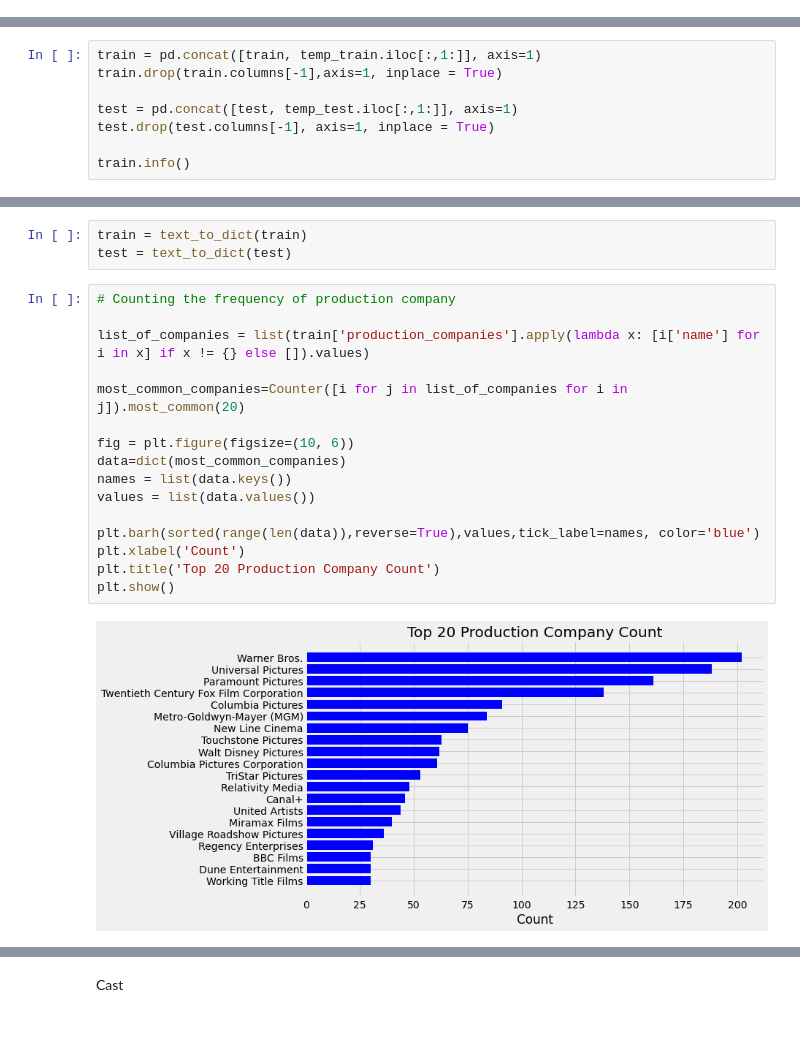
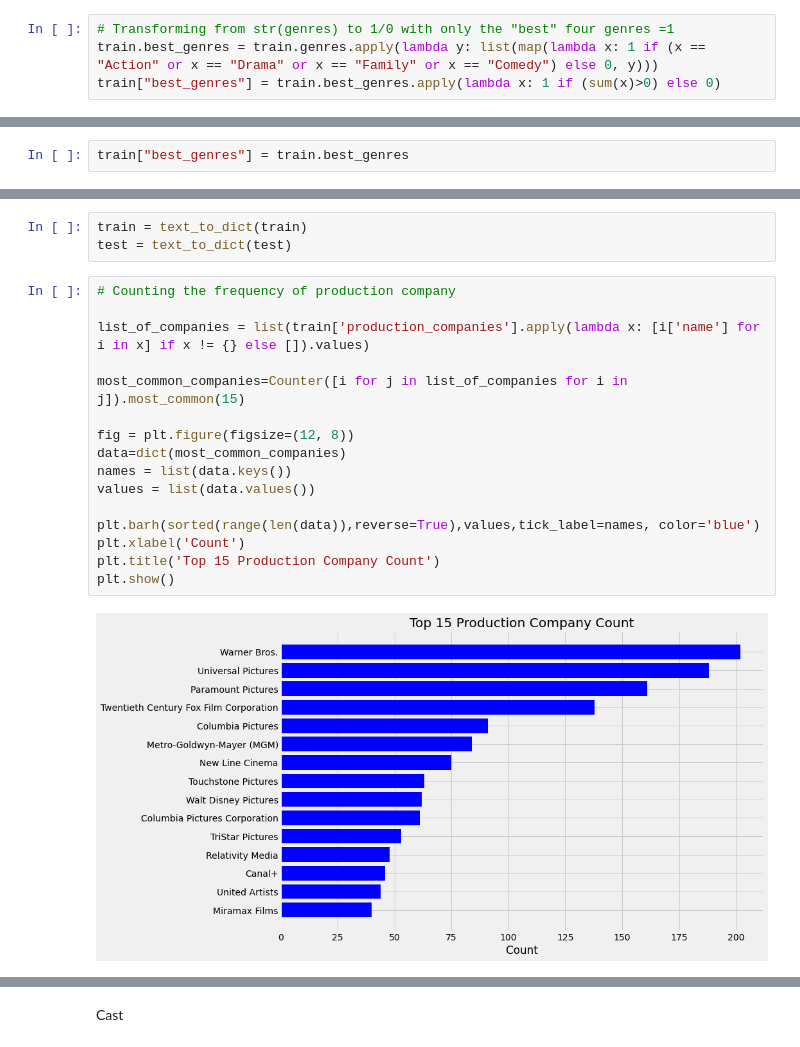
Before and after one commit to h243956/dat158-boxofficeapp, a Jupyter notebook: nbs/tmdb-boxoffice1.ipynb, the cells around one changed output, grey strips where cells are left out. Drawn from its saved outputs; the diff is of its cells as text.

```diff
--- a/nbs/tmdb-boxoffice1.ipynb
+++ b/nbs/tmdb-boxoffice1.ipynb
@@ -551,0 +545,4 @@ ValueError: Found array with 0 feature(s) (shape=(3000, 0)) while a minimum of 2
+# %%
+# Transforming from str(genres) to 1/0 with only the "best" four genres =1
+train.best_genres = train.genres.apply(lambda y: list(map(lambda x: 1 if (x == "Action" or x == "Drama" or x == "Family" or x == "Comedy") else 0, y)))
+train["best_genres"] = train.best_genres.apply(lambda x: 1 if (sum(x)>0) else 0)
@@ -551,0 +569,2 @@ ValueError: Found array with 0 feature(s) (shape=(3000, 0)) while a minimum of 2
+# %%
+train["best_genres"] = train.best_genres
@@ -572,11 +616,3 @@ my_genres
  'War',
  'Western',
  'History']
-# %%
-train = pd.concat([train, temp_train.iloc[:,1:]], axis=1)
-train.drop(train.columns[-1],axis=1, inplace = True)
-
-test = pd.concat([test, temp_test.iloc[:,1:]], axis=1)
-test.drop(test.columns[-1], axis=1, inplace = True)
-
-train.info()
@@ -614,21 +632,21 @@ test = text_to_dict(test)
 # %%
 # Counting the frequency of production company
 
 list_of_companies = list(train['production_companies'].apply(lambda x: [i['name'] for i in x] if x != {} else []).values)
 
-most_common_companies=Counter([i for j in list_of_companies for i in j]).most_common(20)
+most_common_companies=Counter([i for j in list_of_companies for i in j]).most_common(15)
 
-fig = plt.figure(figsize=(10, 6))
+fig = plt.figure(figsize=(12, 8))
 data=dict(most_common_companies)
 names = list(data.keys())
 values = list(data.values())
 
 plt.barh(sorted(range(len(data)),reverse=True),values,tick_label=names, color='blue')
 plt.xlabel('Count')
-plt.title('Top 20 Production Company Count')
+plt.title('Top 15 Production Company Count')
 plt.show()
 # %% [output]
-[figure, old version]
+[figure, new version]
 # %%
 train['num_companies'] = train['production_companies'].apply(lambda x: len(x) if x != {} else 0)
 train['all_production_companies'] = train['production_companies'].apply(lambda x: ' '.join(sorted([i['name'] for i in x])) if x != {} else '')
```
Also changed, not shown: parts of 37 cells of this notebook.
